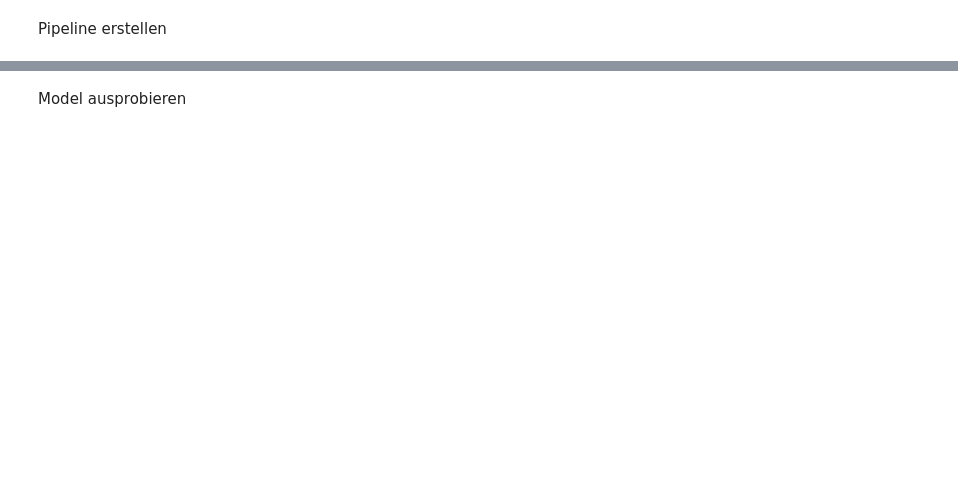
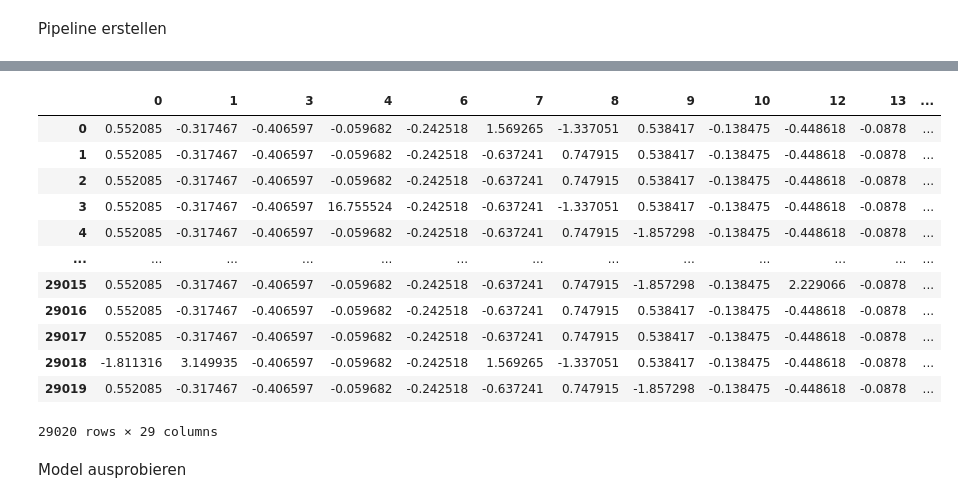
Before and after one commit to Jannis997/Hotel_Reservations, a Jupyter notebook: test.ipynb, the cells around one changed output, grey strips where cells are left out. Cells and saved outputs as stored; diff of their text form; code cells hidden in the pictures; blank space fills up the shorter version.

```diff
--- a/test.ipynb
+++ b/test.ipynb
@@ -440,0 +493,3 @@ Feature selestion
+# %%
+# Fit and transform the column of categorical data
+df_prep = preprocess_pipeline.fit_transform(df_prep)
@@ -454,0 +516,11 @@ cat_pipeline = Pipeline([
+# %%
+from sklearn.feature_selection import RFECV
+from sklearn.tree import DecisionTreeClassifier
+from sklearn.model_selection import RepeatedStratifiedKFold
+from sklearn.model_selection import cross_val_score
+
+rfe = RFECV(estimator=DecisionTreeClassifier())
+model = DecisionTreeClassifier()
+pipeline_rfe = Pipeline(steps=[("s",rfe), ("m",model)])
+cv = RepeatedStratifiedKFold(n_splits=10, n_repeats=3, random_state=1)
+n_scores = cross_val_score(pipeline_rfe, df_prep, y_train, scoring="accuracy", cv=cv, n_jobs=-1)
@@ -454,0 +531,2 @@ cat_pipeline = Pipeline([
+# %%
+rfe.fit(df_prep, y_train)
@@ -455,2 +556,21 @@ cat_pipeline = Pipeline([
+# %%
+df_prep = pd.DataFrame(df_prep)
+selected_features = df_prep.loc[:,rfe.support_]
+# %%
+selected_features
+# %% [output]
+|  | 0 | 1 | 3 | 4 | 6 | 7 | 8 | 9 | 10 | 12 | 13 | ... |
+| 0 | 0.552085 | -0.317467 | -0.406597 | -0.059682 | -0.242518 | 1.569265 | -1.337051 | 0.538417 | -0.138475 | -0.448618 | -0.0878 | ... |
+| 1 | 0.552085 | -0.317467 | -0.406597 | -0.059682 | -0.242518 | -0.637241 | 0.747915 | 0.538417 | -0.138475 | -0.448618 | -0.0878 | ... |
+| 2 | 0.552085 | -0.317467 | -0.406597 | -0.059682 | -0.242518 | -0.637241 | 0.747915 | 0.538417 | -0.138475 | -0.448618 | -0.0878 | ... |
+| 3 | 0.552085 | -0.317467 | -0.406597 | 16.755524 | -0.242518 | -0.637241 | -1.337051 | 0.538417 | -0.138475 | -0.448618 | -0.0878 | ... |
+| 4 | 0.552085 | -0.317467 | -0.406597 | -0.059682 | -0.242518 | -0.637241 | 0.747915 | -1.857298 | -0.138475 | -0.448618 | -0.0878 | ... |
+| ... | ... | ... | ... | ... | ... | ... | ... | ... | ... | ... | ... | ... |
+| 29015 | 0.552085 | -0.317467 | -0.406597 | -0.059682 | -0.242518 | -0.637241 | 0.747915 | -1.857298 | -0.138475 | 2.229066 | -0.0878 | ... |
+| 29016 | 0.552085 | -0.317467 | -0.406597 | -0.059682 | -0.242518 | -0.637241 | 0.747915 | 0.538417 | -0.138475 | -0.448618 | -0.0878 | ... |
+| 29017 | 0.552085 | -0.317467 | -0.406597 | -0.059682 | -0.242518 | -0.637241 | 0.747915 | 0.538417 | -0.138475 | -0.448618 | -0.0878 | ... |
+| 29018 | -1.811316 | 3.149935 | -0.406597 | -0.059682 | -0.242518 | 1.569265 | -1.337051 | 0.538417 | -0.138475 | -0.448618 | -0.0878 | ... |
+| 29019 | 0.552085 | -0.317467 | -0.406597 | -0.059682 | -0.242518 | -0.637241 | 0.747915 | -1.857298 | -0.138475 | -0.448618 | -0.0878 | ... |
+29020 rows × 29 columns
 # %% [markdown]
 Model ausprobieren
```
Also changed, not shown: parts of 23 cells of this notebook.
